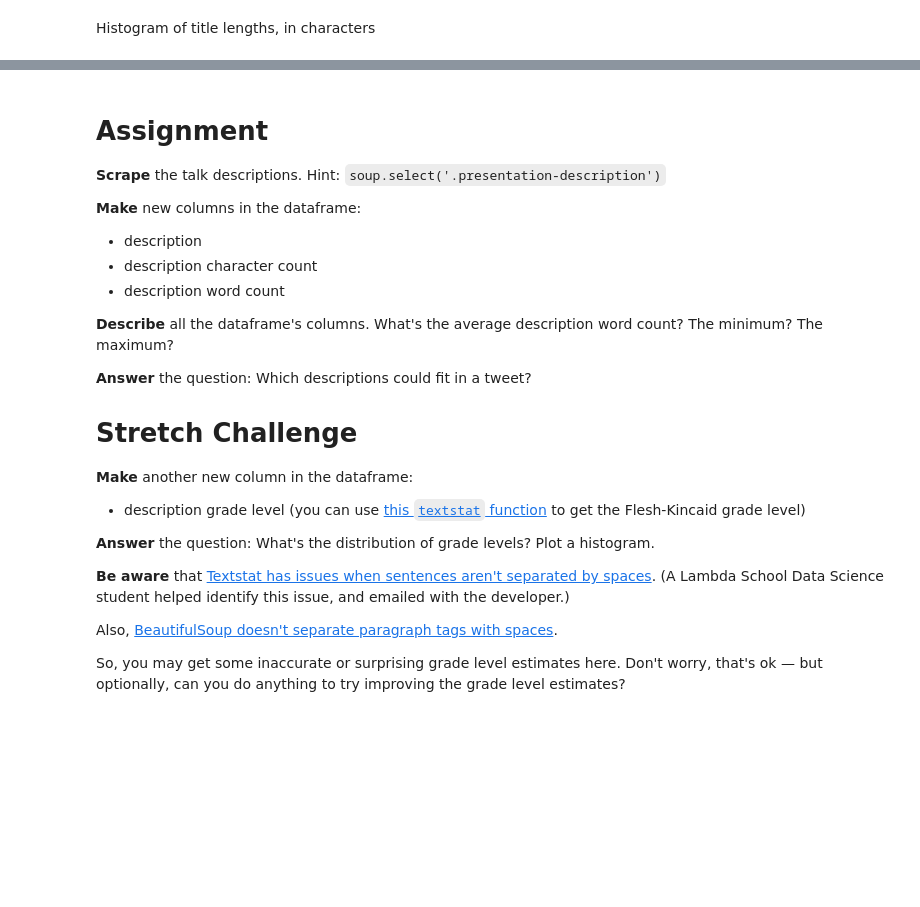
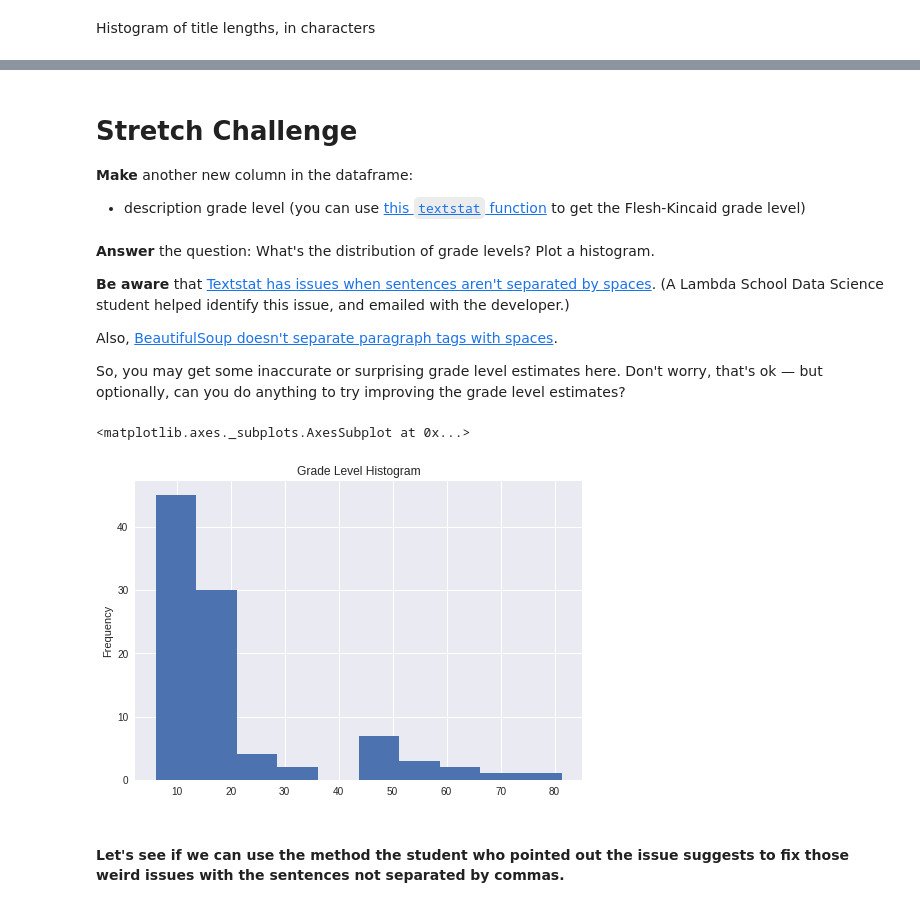
Before and after one commit to bloominstituteoftechnology/DS-Unit-1-Sprint-2-Data-Wrangling-and-Storytelling, a Jupyter notebook: module1-scrape-and-process-data/LS_DS_121_Scrape_and_process_data.ipynb, the cells around one changed output, grey strips where cells are left out. Drawn from its saved outputs; the diff is of its cells as text; code cells hidden in the pictures; blank space fills up the shorter version.

```diff
--- a/module1-scrape-and-process-data/LS_DS_121_Scrape_and_process_data.ipynb
+++ b/module1-scrape-and-process-data/LS_DS_121_Scrape_and_process_data.ipynb
@@ -334,23 +401,12 @@ title_frame['first letter'].hist()
+# %% [markdown]
+
+# Stretch Challenge
+
+**Make** another new column in the dataframe:
+- description grade level (you can use [this `textstat` function](https://github.com/shivam5992/textstat#the-flesch-kincaid-grade-level) to get the Flesh-Kincaid grade level)
+# %%
+title_frame['grade level'] = title_frame['description'].apply(tstat.flesch_kincaid_grade)
 # %% [markdown]
-# Assignment
-
-**Scrape** the talk descriptions. Hint: `soup.select('.presentation-description')`
-
-**Make** new columns in the dataframe:
-- description
-- description character count
-- description word count
-
-**Describe** all the dataframe's columns. What's the average description word count? The minimum? The maximum?
-
-**Answer** the question: Which descriptions could fit in a tweet?
-
-
-# Stretch Challenge
-
-**Make** another new column in the dataframe:
-- description grade level (you can use [this `textstat` function](https://github.com/shivam5992/textstat#the-flesch-kincaid-grade-level) to get the Flesh-Kincaid grade level)
-
 **Answer** the question: What's the distribution of grade levels? Plot a histogram.
 
 **Be aware** that [Textstat has issues when sentences aren't separated by spaces](https://github.com/shivam5992/textstat/issues/77#issuecomment-453734048). (A Lambda School Data Science student helped identify this issue, and emailed with the developer.)
@@ -358,3 +414,10 @@ title_frame['first letter'].hist()
 Also, [BeautifulSoup doesn't separate paragraph tags with spaces](https://bugs.launchpad.net/beautifulsoup/+bug/1768330).
 
 So, you may get some inaccurate or surprising grade level estimates here. Don't worry, that's ok — but optionally, can you do anything to try improving the grade level estimates?
+# %%
+title_frame['grade level'].plot.hist(title = 'Grade Level Histogram')
+# %% [output]
+<matplotlib.axes._subplots.AxesSubplot at 0x...>
+[figure, added]
+# %% [markdown]
+#### Let's see if we can use the method the student who pointed out the issue suggests to fix those weird issues with the sentences not separated by commas.
```
Also changed, not shown: parts of 17 cells of this notebook.
